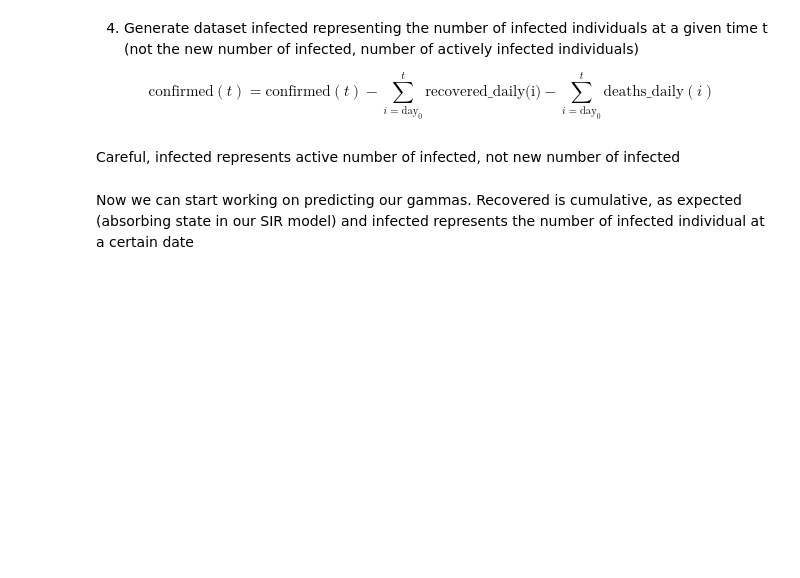
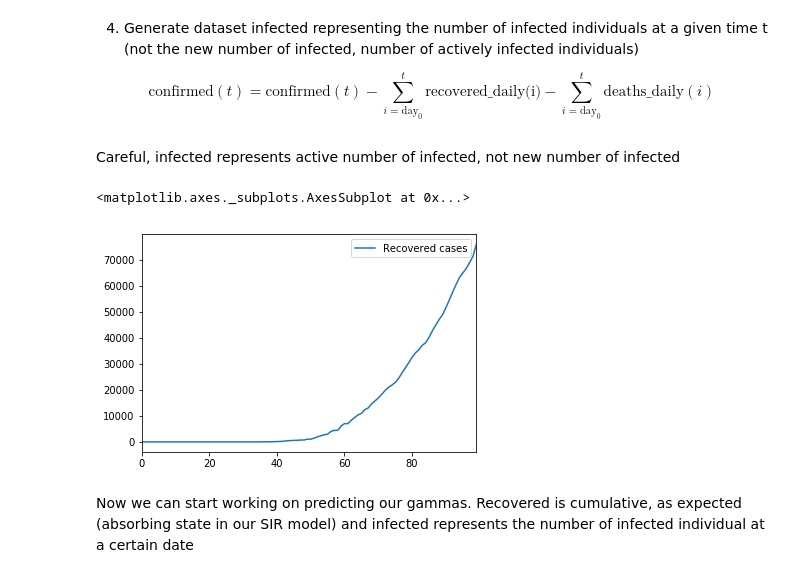
Before and after one commit to jeannechaverot/CovidForecasting, a Jupyter notebook: Find_parameters.ipynb, the cells around one changed output. Cells and saved outputs as stored; diff of their text form; code cells hidden in the pictures; blank space fills up the shorter version.

```diff
--- a/Find_parameters.ipynb
+++ b/Find_parameters.ipynb
@@ -72,6 +77,11 @@ Careful, infected represents active number of infected, not new number of infect
 infected = pd.DataFrame({'Date': days_,'Infected Cases': infected_})
 # %%
 recovered = recovered.reset_index().rename({'index':'Date'}, axis = 1)
+# %%
+recovered.plot()
+# %% [output]
+<matplotlib.axes._subplots.AxesSubplot at 0x...>
+[figure, added]
 # %% [markdown]
 Now we can start working on predicting our gammas.
 Recovered is cumulative, as expected (absorbing state in our SIR model) and infected represents the number of infected individual at a certain date
```
Also changed, not shown: parts of 50 cells of this notebook.
